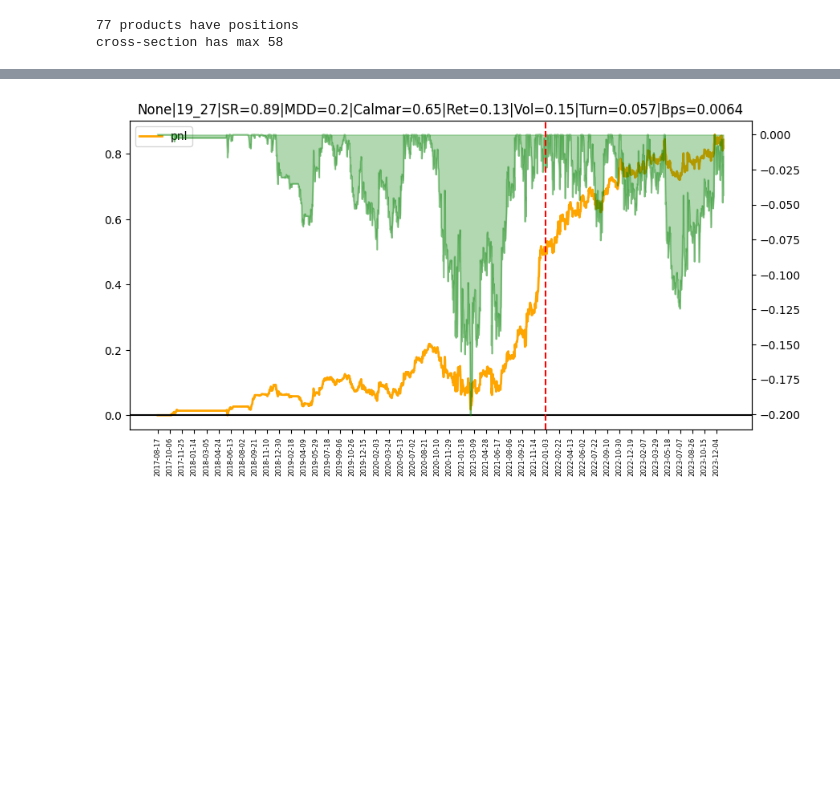
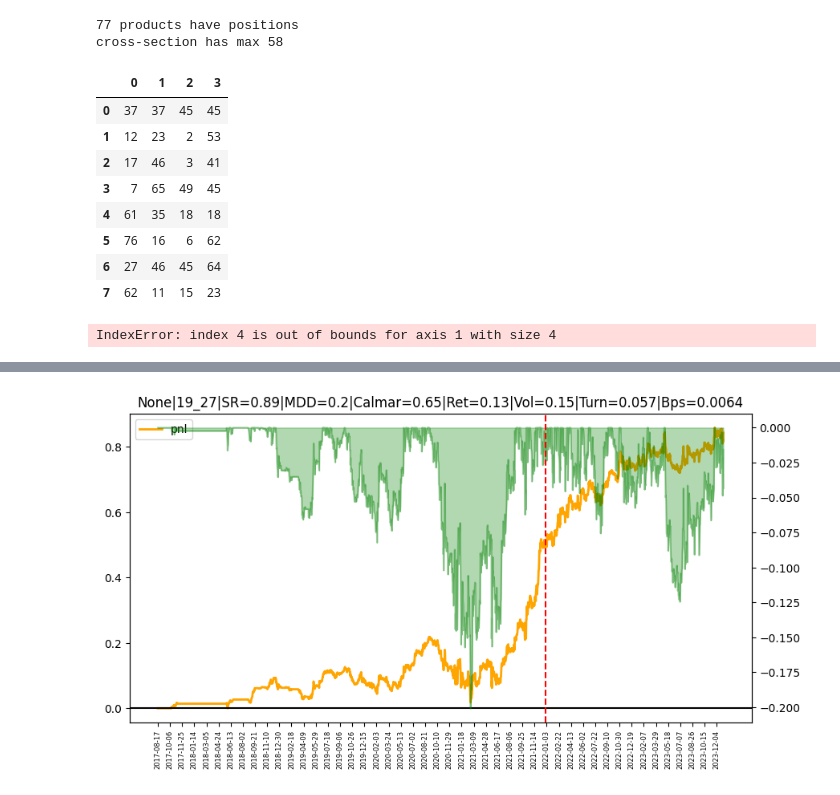
Before and after one commit to Johnny0217/CRYPTO_PROJECT, a Jupyter notebook: select_coin_backtest.ipynb, the cells around one changed output, grey strips where cells are left out. Drawn from its saved outputs; the diff is of its cells as text; code cells hidden in the pictures; blank space fills up the shorter version.

```diff
--- a/select_coin_backtest.ipynb
+++ b/select_coin_backtest.ipynb
@@ -61,0 +85,18 @@ cross-section has max 58
+# %%
+np.random.seed(30)
+df = pd.DataFrame(np.random.randint(0, 100, (8, 4)))
+df
+# %% [output]
+|  | 0 | 1 | 2 | 3 |
+| 0 | 37 | 37 | 45 | 45 |
+| 1 | 12 | 23 | 2 | 53 |
+| 2 | 17 | 46 | 3 | 41 |
+| 3 | 7 | 65 | 49 | 45 |
+| 4 | 61 | 35 | 18 | 18 |
+| 5 | 76 | 16 | 6 | 62 |
+| 6 | 27 | 46 | 45 | 64 |
+| 7 | 62 | 11 | 15 | 23 |
+# %%
+efficient_ratio(df, 3)
+# %% [output]
+IndexError: index 4 is out of bounds for axis 1 with size 4
```
Also changed, not shown: parts of 2 cells of this notebook, 10 other files.
